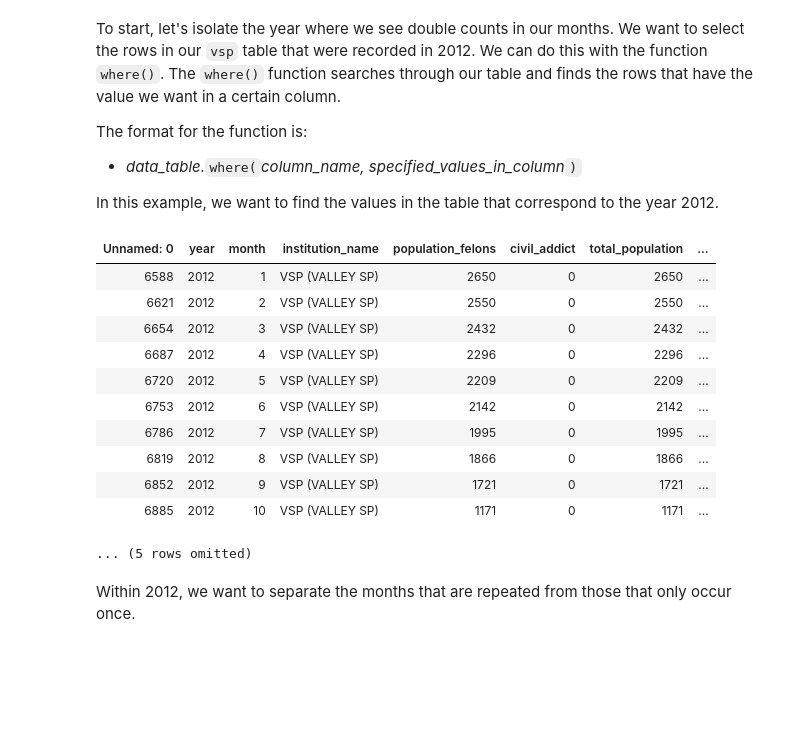
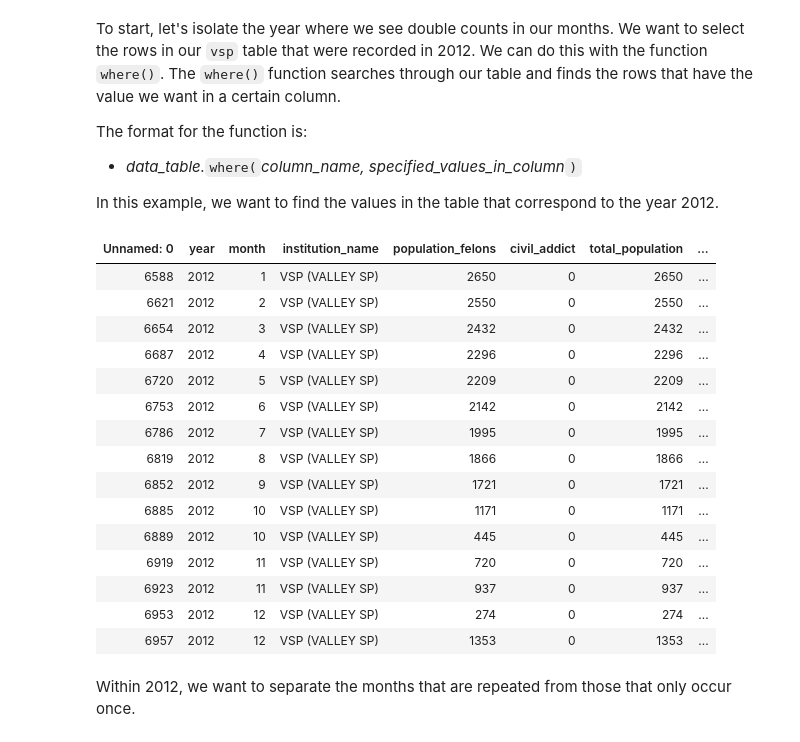
Before and after one commit to ds-modules/ES-21AC-SP19, a Jupyter notebook: Final.ipynb, the cells around one changed output. Saved outputs shown, nothing was run; the diff lists cells and outputs as text; code cells hidden in the pictures; blank space fills up the shorter version.

```diff
--- a/Final.ipynb
+++ b/Final.ipynb
@@ -229,20 +229,24 @@ The format for the function is:
 In this example, we want to find the values in the table that correspond to the year 2012.
 # %%
 twenty_12 = vsp.where("year", 2012)
-twenty_12
+twenty_12.show()
 # %% [output]
 | Unnamed: 0 | year | month | institution_name | population_felons | civil_addict | total_population | ... |
 | 6588 | 2012 | 1 | VSP (VALLEY SP) | 2650 | 0 | 2650 | ... |
 | 6621 | 2012 | 2 | VSP (VALLEY SP) | 2550 | 0 | 2550 | ... |
 | 6654 | 2012 | 3 | VSP (VALLEY SP) | 2432 | 0 | 2432 | ... |
 | 6687 | 2012 | 4 | VSP (VALLEY SP) | 2296 | 0 | 2296 | ... |
 | 6720 | 2012 | 5 | VSP (VALLEY SP) | 2209 | 0 | 2209 | ... |
 | 6753 | 2012 | 6 | VSP (VALLEY SP) | 2142 | 0 | 2142 | ... |
 | 6786 | 2012 | 7 | VSP (VALLEY SP) | 1995 | 0 | 1995 | ... |
 | 6819 | 2012 | 8 | VSP (VALLEY SP) | 1866 | 0 | 1866 | ... |
 | 6852 | 2012 | 9 | VSP (VALLEY SP) | 1721 | 0 | 1721 | ... |
 | 6885 | 2012 | 10 | VSP (VALLEY SP) | 1171 | 0 | 1171 | ... |
+| 6889 | 2012 | 10 | VSP (VALLEY SP) | 445 | 0 | 445 | ... |
+| 6919 | 2012 | 11 | VSP (VALLEY SP) | 720 | 0 | 720 | ... |
+| 6923 | 2012 | 11 | VSP (VALLEY SP) | 937 | 0 | 937 | ... |
+| 6953 | 2012 | 12 | VSP (VALLEY SP) | 274 | 0 | 274 | ... |
+| 6957 | 2012 | 12 | VSP (VALLEY SP) | 1353 | 0 | 1353 | ... |
-... (5 rows omitted)
 # %% [markdown]
 Within 2012, we want to separate the months that are repeated from those that only occur once.
 # %%
```
